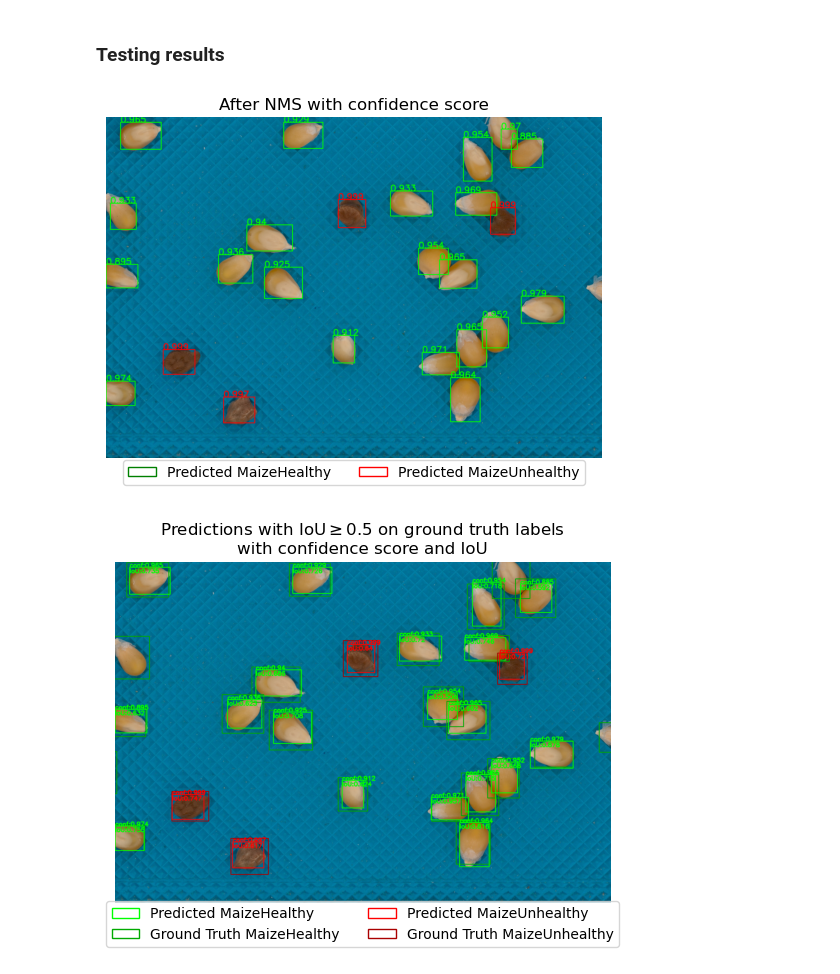
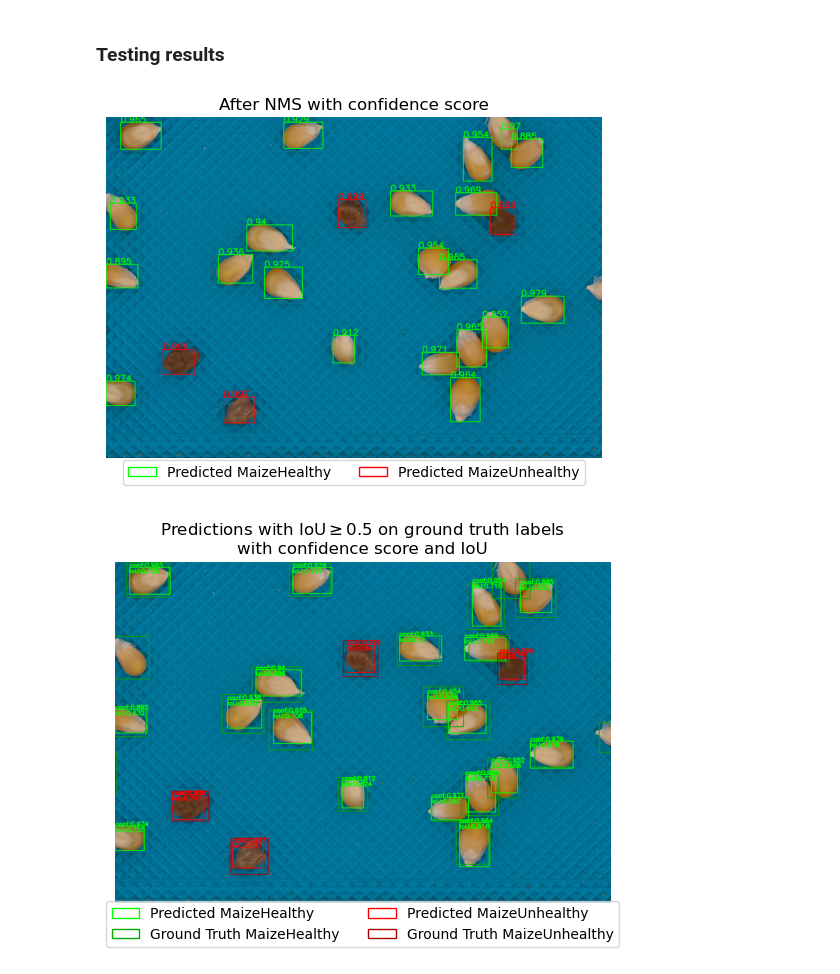
Before and after one commit to jonasmark97/DeepLearning_Final_Project, a Jupyter notebook: main.ipynb, the cells around one changed output. Saved outputs shown, nothing was run; the diff lists cells and outputs as text; code cells hidden in the pictures.

Commit message:
Fixed colors in afterNms image

```diff
--- a/main.ipynb
+++ b/main.ipynb
@@ -300,8 +300,8 @@ for filename, bbox_suggestions in bbox_dict_suggestions_with_labels.items():
         plt.imshow(img_plot)
         plt.title("After NMS with confidence score")
         plt.axis("off")
-        legend_elements = [Patch(facecolor='w', edgecolor='g',label='Predicted '+label_name_arr[1]),
-                            Patch(facecolor='w', edgecolor='r',label='Predicted '+label_name_arr[2])]
+        legend_elements = [Patch(facecolor='w', edgecolor=label_colors_plt[1],label='Predicted '+label_name_arr[1]),
+                            Patch(facecolor='w', edgecolor=label_colors_plt[2],label='Predicted '+label_name_arr[2])]
         plt.legend(handles=legend_elements, ncols=2,loc="lower center", bbox_to_anchor=(0.5, -0.1))
         plt.show()
 
@@ -310,33 +310,33 @@ for filename, bbox_suggestions in bbox_dict_suggestions_with_labels.items():
         plt.title("Predictions with IoU$\geq$0.5 on ground truth labels \nwith confidence score and IoU")
         plt.axis("off")
         legend_elements = [Patch(facecolor='w', edgecolor=label_colors_plt[1],label='Predicted '+label_name_arr[1]),
                            Patch(facecolor='w', edgecolor=label_colors_groundtruth_plt[1],label='Ground Truth '+label_name_arr[1]),
                             Patch(facecolor='w', edgecolor=label_colors_plt[2],label='Predicted '+label_name_arr[2]),
                             Patch(facecolor='w', edgecolor=label_colors_groundtruth_plt[2] ,label='Ground Truth '+label_name_arr[2])]
         plt.legend(handles=legend_elements, ncols=2,loc="lower center", bbox_to_anchor=(0.5, -0.15))
         plt.show()
 
 
 
 # Calculate precision-recall curve and AP
 plt.figure()
 avg_precision_arr = [0.0,0.0]
 for i in range(2):
     sorted_index = np.argsort(y_pred[i])
     y_true_label = np.array(y_true[i])[sorted_index]
     y_pred_label = np.array(y_pred[i])[sorted_index]
 
     precision, recall, _ = precision_recall_curve(y_true_label, y_pred_label)
     avg_precision_arr[i] = average_precision_score(y_true_label, y_pred_label)
     plt.plot(recall, precision, label=label_name_arr[i+1]+" - AP$^{IoU=0.5}$="+str(round(avg_precision_arr[i], 4)))
     plt.xlabel("Recall")
     plt.ylabel("Precision")
 
 plt.legend(loc="lower left")
 plt.title("Preicison-Recall curves for each label with mAP$^{IoU=0.5}$=" + str(np.round(np.mean(avg_precision_arr), 4)) )
 
 plt.show()
 # %% [output]
-[figure, old version]
+[figure, new version]
 [figure]
 [figure]
```
